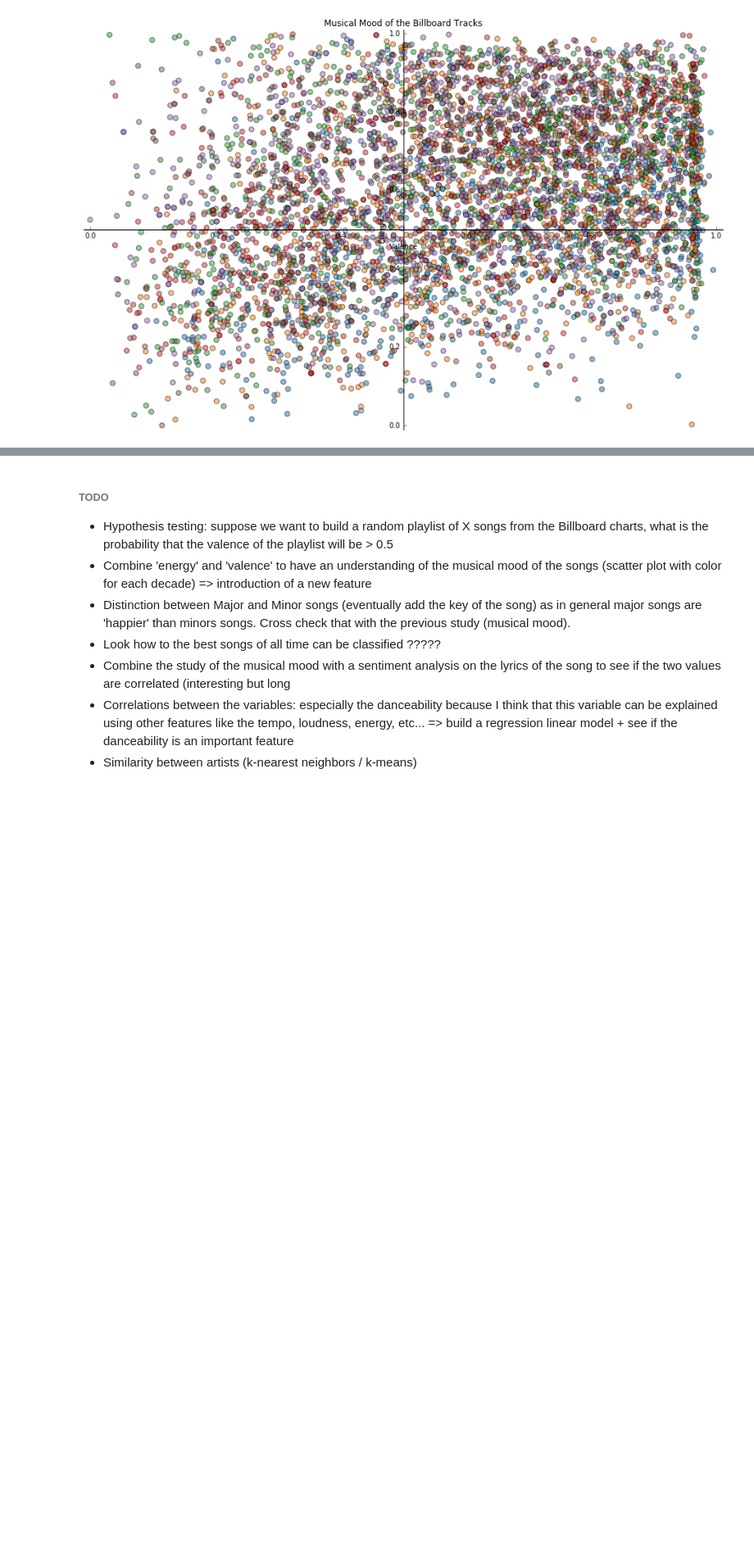
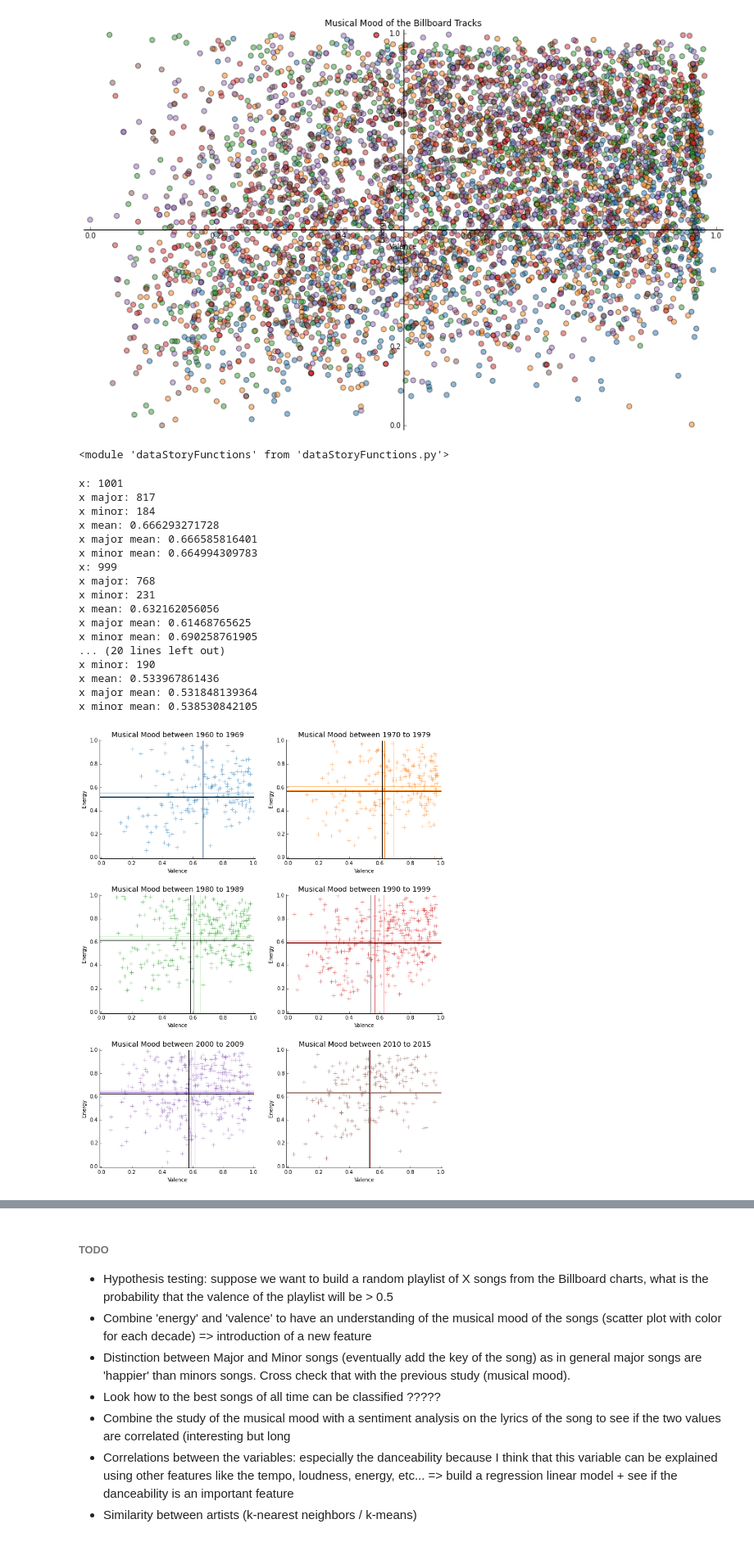
Before and after one commit to th-lucas/AOPM, a Jupyter notebook: src/Analysis_of_popular_music.ipynb, the cells around one changed output, grey strips where cells are left out. Shown at 82% size. Cells and saved outputs as stored; diff of their text form; code cells hidden in the pictures; blank space fills up the shorter version.

```diff
--- a/src/Analysis_of_popular_music.ipynb
+++ b/src/Analysis_of_popular_music.ipynb
@@ -336,3 +323,28 @@ df_temp[df_temp.valence.isnull()]
 dsf.prepare_data_for_valence_vs_energy_scatter_plot(billboard_df_final)
 # %% [output]
 [figure]
+# %%
+reload(dsf)
+# %% [output]
+<module 'dataStoryFunctions' from 'dataStoryFunctions.py'>
+# %%
+dsf.create_valence_vs_energy_scatter_plot_per_decade(billboard_df_final)
+# %% [output]
+x: 1001
+x major: 817
+x minor: 184
+x mean: 0.666293271728
+x major mean: 0.666585816401
+x minor mean: 0.664994309783
+x: 999
+x major: 768
+x minor: 231
+x mean: 0.632162056056
+x major mean: 0.61468765625
+x minor mean: 0.690258761905
+... (20 lines left out)
+x minor: 190
+x mean: 0.533967861436
+x major mean: 0.531848139364
+x minor mean: 0.538530842105
+[figure, added]
```
Also changed, not shown: parts of 3 cells of this notebook, 5 other files.
